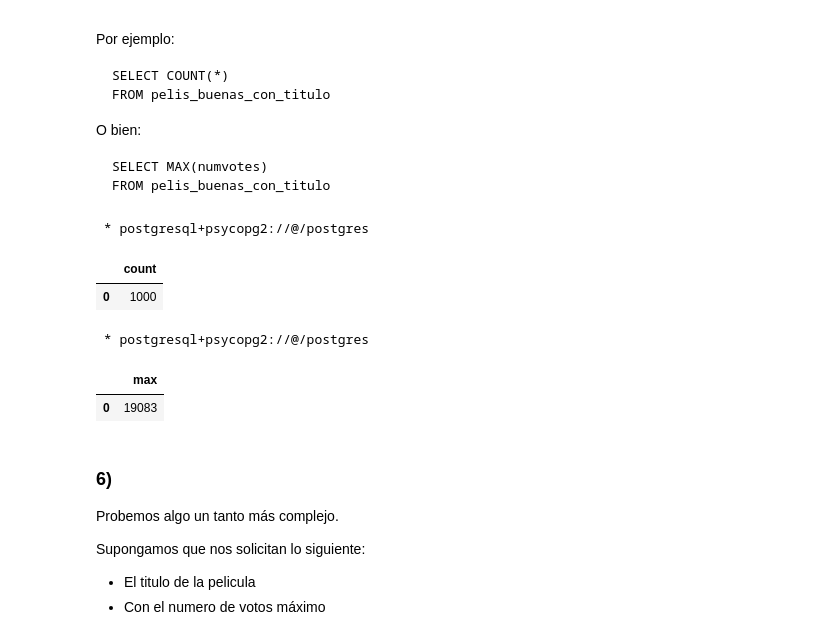
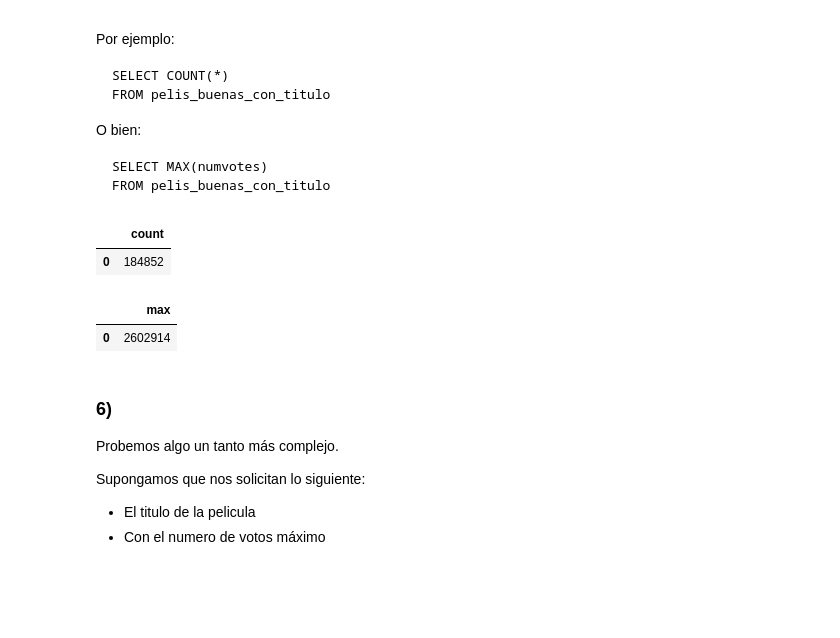
Before and after one commit to institutohumai/cursos-python, a Jupyter notebook: BasesDeDatos/2_SQL/sql_practica_2_solucion.ipynb, the cells around one changed output. Drawn from its saved outputs; the diff is of its cells as text; code cells hidden in the pictures; blank space fills up the shorter version.

Commit message:
BaseDeDatos: cambios sqlalchemy en clase 1 y 2

````diff
--- a/BasesDeDatos/2_SQL/sql_practica_2_solucion.ipynb
+++ b/BasesDeDatos/2_SQL/sql_practica_2_solucion.ipynb
@@ -22,6 +22,9 @@ import sqlalchemy
 
 engine = sqlalchemy.create_engine("postgresql+psycopg2://@/postgres")
 conn = engine.connect()
+
+conn.execute(sqlalchemy.text('CREATE SCHEMA IF NOT EXISTS humai'))
+conn.commit()
 
 akas = pd.read_csv("https://drive.google.com/uc?id=1MDgiAel34RZULi9a1WXuzGQOE9M5_aGp",nrows=200000,sep="\t")
 akas.columns = [i.lower() for i in akas.columns]
@@ -43,6 +46,18 @@ names.to_sql("names",engine,if_exists="append",method="multi",schema="humai",ind
 del(names)
 principals.to_sql("principals",engine,if_exists="append",method="multi",schema="humai",index=False)
 del(principals)
+conn.commit()
+conn.close()
+
+def exec_sql(query):
+  text_query = sqlalchemy.sql.text(query)
+
+  with engine.connect() as conn:
+    res = conn.execute(text_query)
+    if query.strip().lower().startswith('select'):
+      return pd.DataFrame(res)
+    else:
+      conn.commit()
 # %% [markdown]
 ## Modelo de datos
 
@@ -227,17 +290,15 @@ SELECT MAX(numvotes)
 FROM pelis_buenas_con_titulo
 ```
 # %%
-%sql SELECT COUNT(*) FROM pelis_buenas_con_titulo
+exec_sql("SELECT COUNT(*) FROM pelis_buenas_con_titulo")
 # %% [output]
- * postgresql+psycopg2://@/postgres
 |  | count |
-| 0 | 1000 |
+| 0 | 184852 |
 # %%
-%sql SELECT MAX(numvotes) FROM pelis_buenas_con_titulo
+exec_sql("SELECT MAX(numvotes) FROM pelis_buenas_con_titulo")
 # %% [output]
- * postgresql+psycopg2://@/postgres
 |  | max |
-| 0 | 19083 |
+| 0 | 2602914 |
 # %% [markdown]
 ### 6)
 Probemos algo un tanto más complejo.
````
Also changed, not shown: parts of 9 cells of this notebook, 2 other files.
